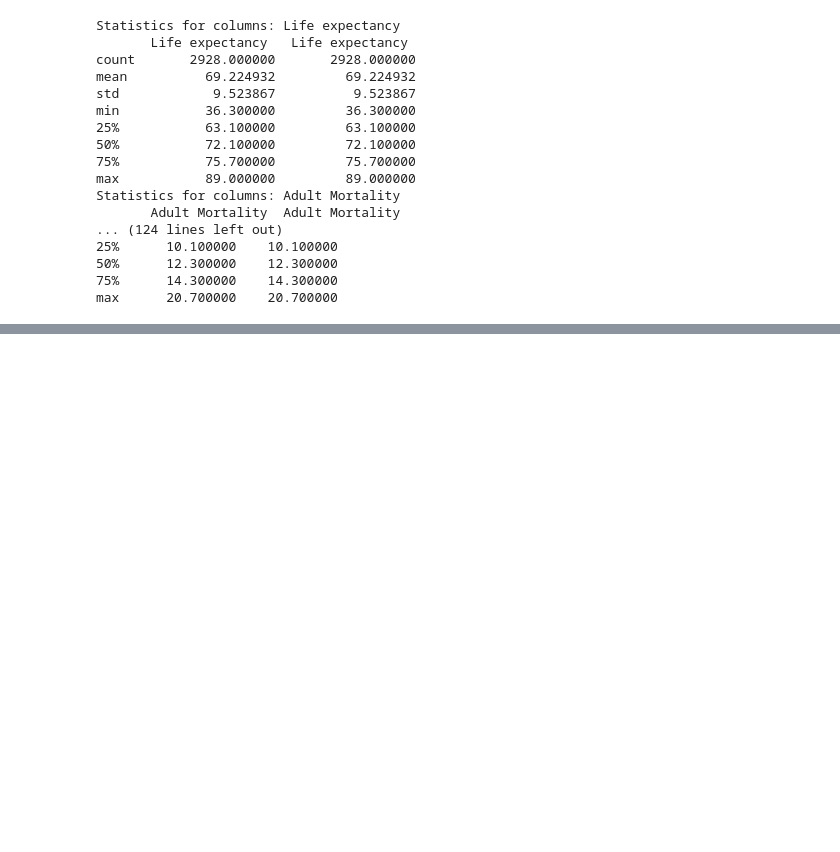
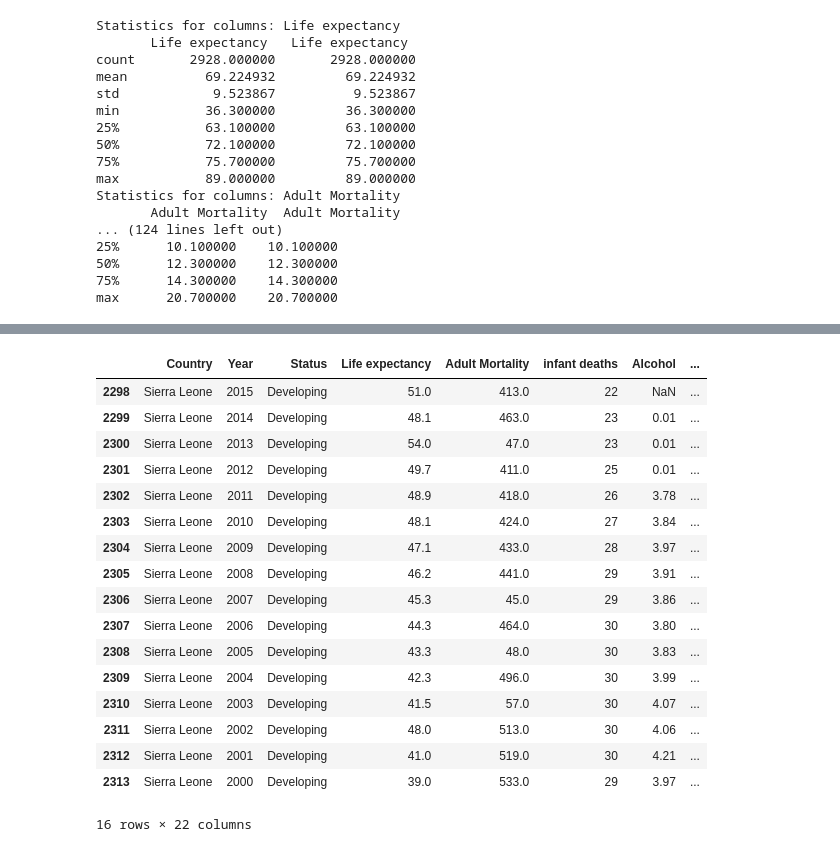
Before and after one commit to johnboy81918/thinkful, a Jupyter notebook: module 17/17 10.ipynb, the cells around one changed output, grey strips where cells are left out. Saved outputs shown, nothing was run; the diff lists cells and outputs as text; code cells hidden in the pictures; blank space fills up the shorter version.

```diff
--- a/module 17/17 10.ipynb
+++ b/module 17/17 10.ipynb
@@ -162,0 +204,2 @@ max      20.700000    20.700000
+# %%
+le2.loc[le2["Country"] == 'Sierra Leone', 'Hepatitis B'].fillna(le2[le2["Country"] == 'Sierra Leone']['Hepatitis B'].mean(), inplace=True)
@@ -162,0 +230,2 @@ max      20.700000    20.700000
+# %%
+le2.loc[le2["Country"] == 'Sierra Leone', 'Hepatitis B'] = le2.loc[le2["Country"] == 'Sierra Leone', 'Hepatitis B'].fillna(le2[le2["Country"] == 'Sierra Leone']['Hepatitis B'].mean())
@@ -162,0 +252,21 @@ max      20.700000    20.700000
+# %%
+le2.loc[le2["Country"] == 'Sierra Leone']
+# %% [output]
+|  | Country | Year | Status | Life expectancy | Adult Mortality | infant deaths | Alcohol | ... |
+| 2298 | Sierra Leone | 2015 | Developing | 51.0 | 413.0 | 22 | NaN | ... |
+| 2299 | Sierra Leone | 2014 | Developing | 48.1 | 463.0 | 23 | 0.01 | ... |
+| 2300 | Sierra Leone | 2013 | Developing | 54.0 | 47.0 | 23 | 0.01 | ... |
+| 2301 | Sierra Leone | 2012 | Developing | 49.7 | 411.0 | 25 | 0.01 | ... |
+| 2302 | Sierra Leone | 2011 | Developing | 48.9 | 418.0 | 26 | 3.78 | ... |
+| 2303 | Sierra Leone | 2010 | Developing | 48.1 | 424.0 | 27 | 3.84 | ... |
+| 2304 | Sierra Leone | 2009 | Developing | 47.1 | 433.0 | 28 | 3.97 | ... |
+| 2305 | Sierra Leone | 2008 | Developing | 46.2 | 441.0 | 29 | 3.91 | ... |
+| 2306 | Sierra Leone | 2007 | Developing | 45.3 | 45.0 | 29 | 3.86 | ... |
+| 2307 | Sierra Leone | 2006 | Developing | 44.3 | 464.0 | 30 | 3.80 | ... |
+| 2308 | Sierra Leone | 2005 | Developing | 43.3 | 48.0 | 30 | 3.83 | ... |
+| 2309 | Sierra Leone | 2004 | Developing | 42.3 | 496.0 | 30 | 3.99 | ... |
+| 2310 | Sierra Leone | 2003 | Developing | 41.5 | 57.0 | 30 | 4.07 | ... |
+| 2311 | Sierra Leone | 2002 | Developing | 48.0 | 513.0 | 30 | 4.06 | ... |
+| 2312 | Sierra Leone | 2001 | Developing | 41.0 | 519.0 | 30 | 4.21 | ... |
+| 2313 | Sierra Leone | 2000 | Developing | 39.0 | 533.0 | 29 | 3.97 | ... |
+16 rows × 22 columns
```
Also changed, not shown: parts of 7 cells of this notebook.
